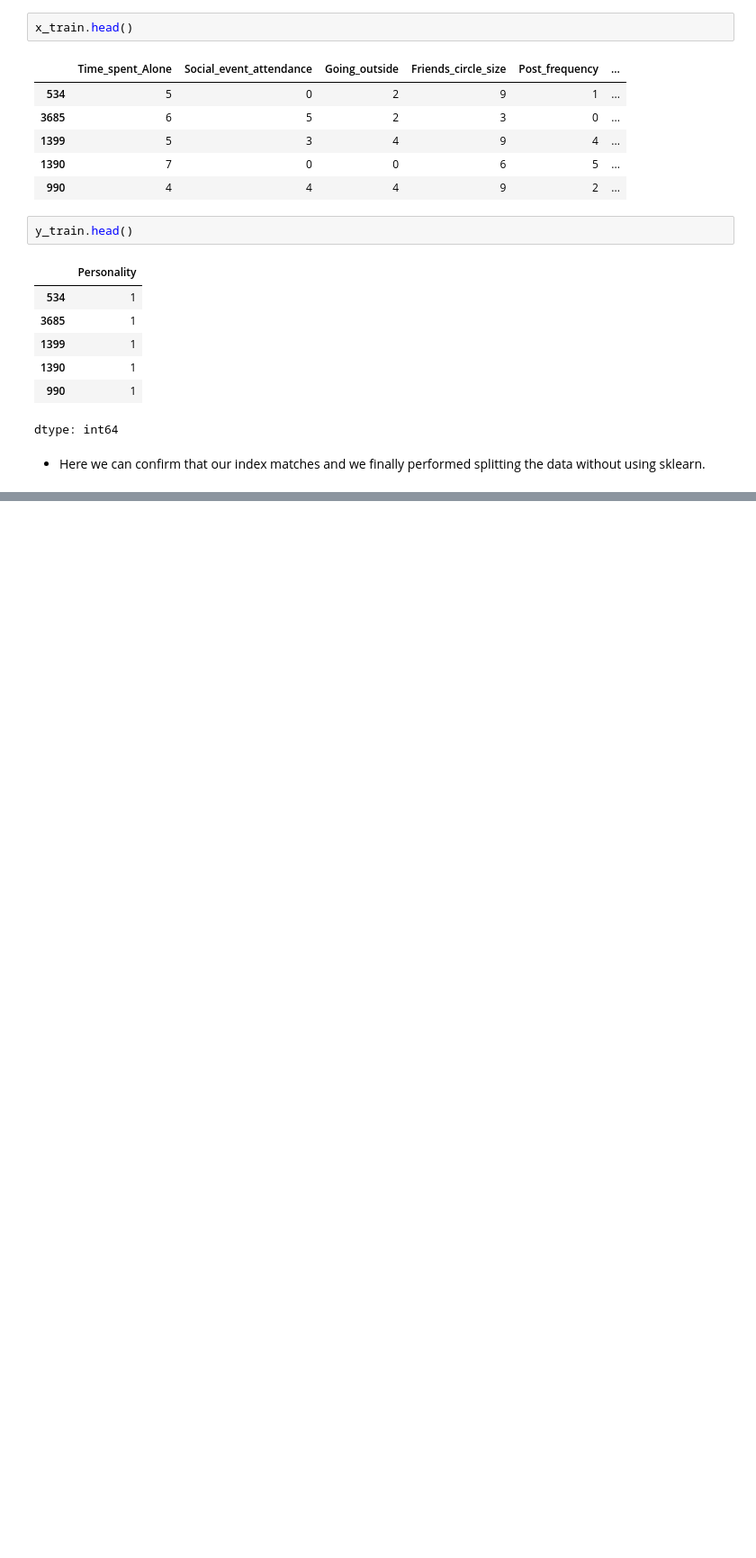
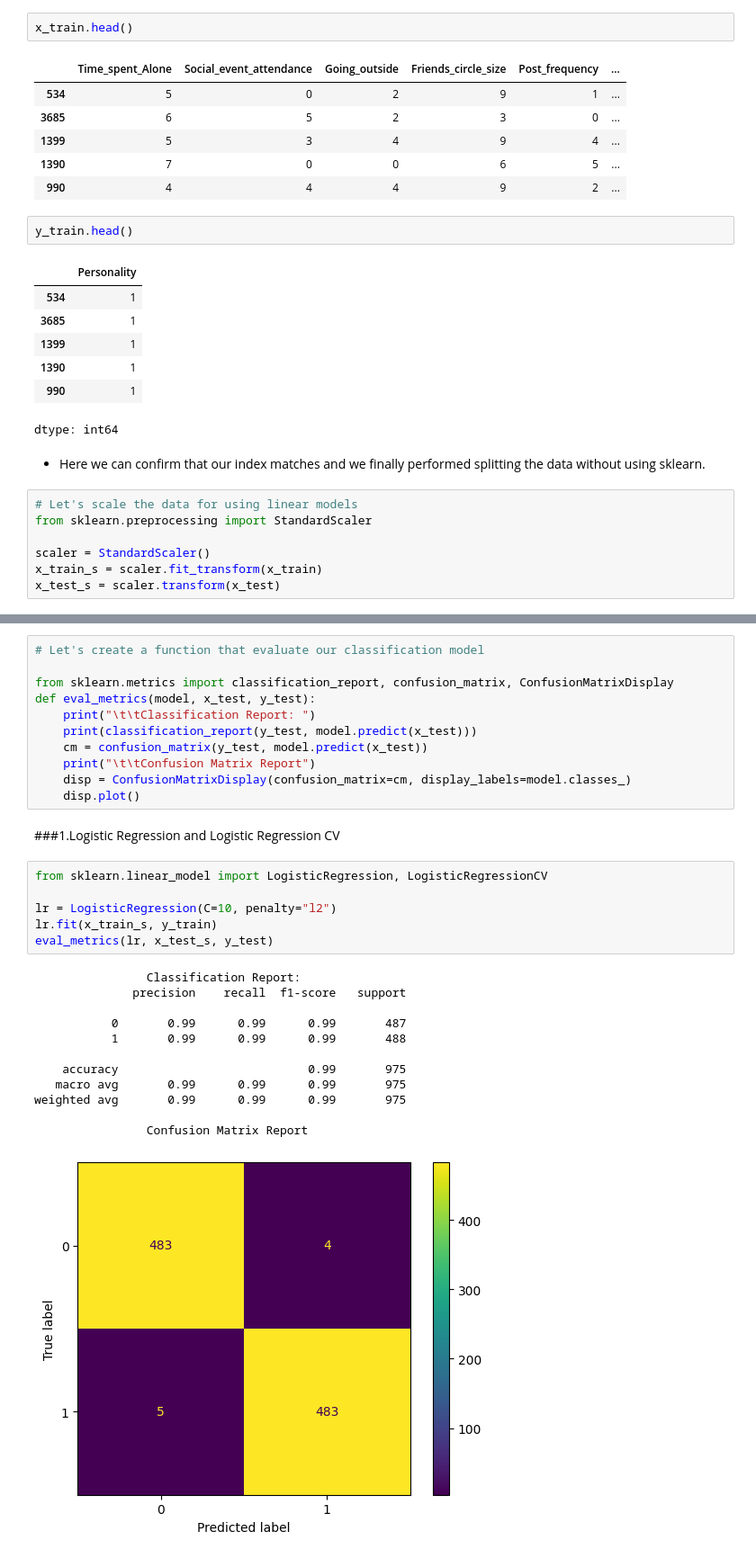
Before and after one commit to rizz045/Predicting-Personality-Traits-Using-Social-Behavior-Patterns, a Jupyter notebook: Personality_Prediction_Using_ML.ipynb, the cells around one changed output, grey strips where cells are left out. Shown at 90% size. Cells and saved outputs as stored; diff of their text form; blank space fills up the shorter version.

```diff
--- a/Personality_Prediction_Using_ML.ipynb
+++ b/Personality_Prediction_Using_ML.ipynb
@@ -273,3 +273,10 @@ y_train.head()
 dtype: int64
 # %% [markdown]
 * Here we can confirm that our index matches and we finally performed splitting the data without using sklearn.
+# %%
+# Let's scale the data for using linear models
+from sklearn.preprocessing import StandardScaler
+
+scaler = StandardScaler()
+x_train_s = scaler.fit_transform(x_train)
+x_test_s = scaler.transform(x_test)
@@ -275,0 +285,32 @@ dtype: int64
+# %%
+# Let's create a function that evaluate our classification model
+
+from sklearn.metrics import classification_report, confusion_matrix, ConfusionMatrixDisplay
+def eval_metrics(model, x_test, y_test):
+    print("\t\tClassification Report: ")
+    print(classification_report(y_test, model.predict(x_test)))
+    cm = confusion_matrix(y_test, model.predict(x_test))
+    print("\t\tConfusion Matrix Report")
+    disp = ConfusionMatrixDisplay(confusion_matrix=cm, display_labels=model.classes_)
+    disp.plot()
+# %% [markdown]
+###1.Logistic Regression and Logistic Regression CV
+# %%
+from sklearn.linear_model import LogisticRegression, LogisticRegressionCV
+
+lr = LogisticRegression(C=10, penalty="l2")
+lr.fit(x_train_s, y_train)
+eval_metrics(lr, x_test_s, y_test)
+# %% [output]
+                Classification Report:
+              precision    recall  f1-score   support
+
+           0       0.99      0.99      0.99       487
+           1       0.99      0.99      0.99       488
+
+    accuracy                           0.99       975
+   macro avg       0.99      0.99      0.99       975
+weighted avg       0.99      0.99      0.99       975
+
+                Confusion Matrix Report
+[figure, added]
```
Also changed, not shown: parts of 3 cells of this notebook.
